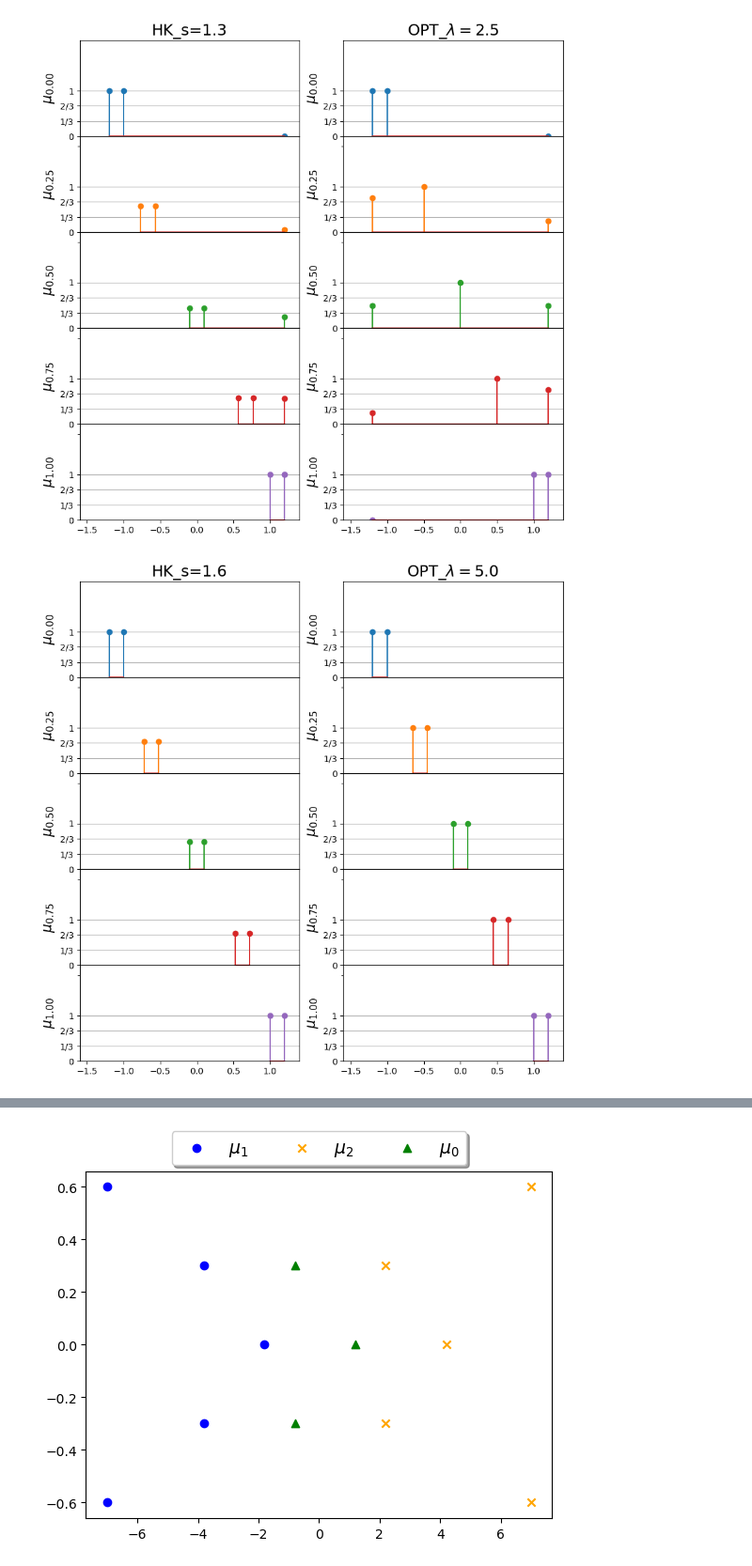
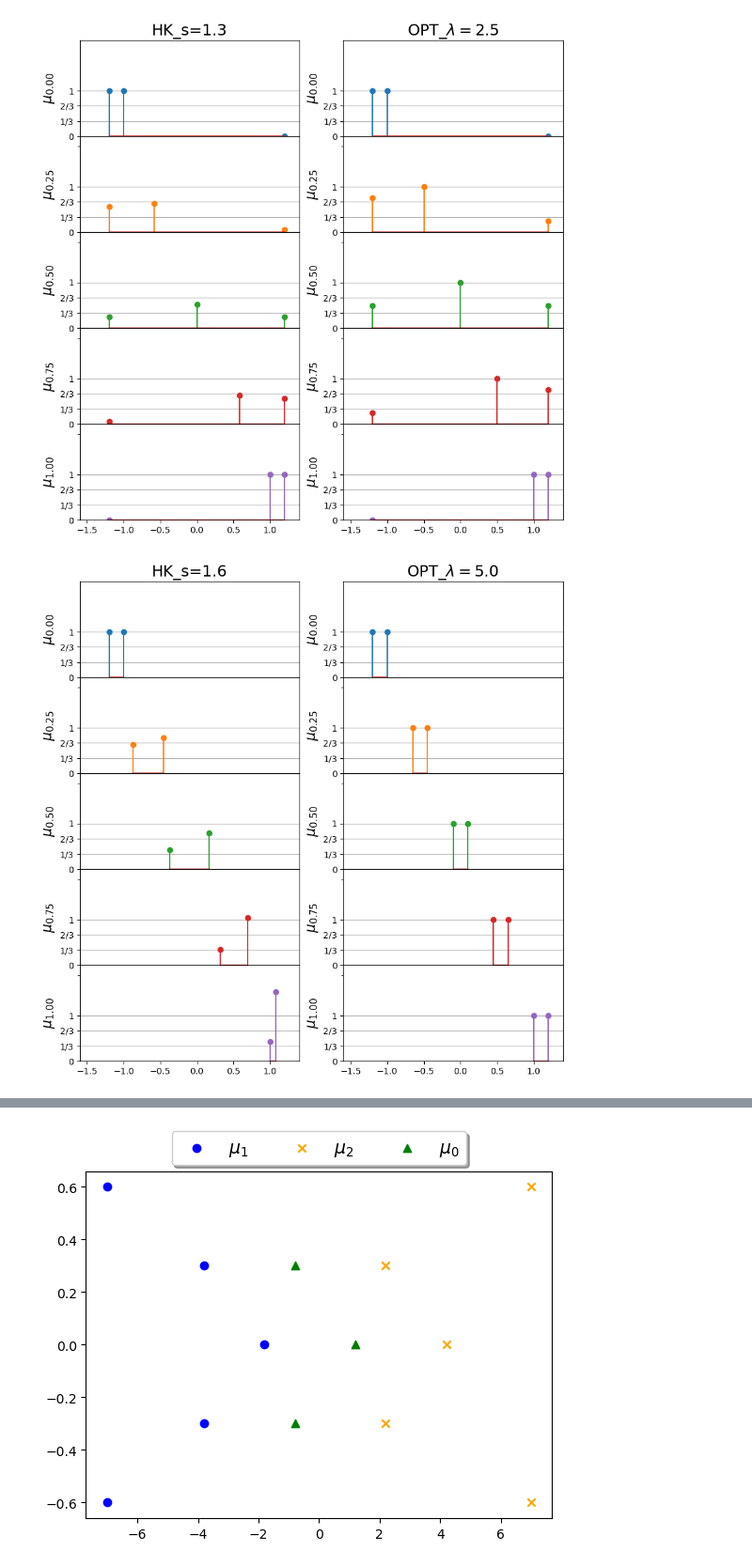
Before and after one commit to yikun-baio/LinearOPT, a Jupyter notebook: HK_interporlation.ipynb, the cells around one changed output, grey strips where cells are left out. Shown: that part at 94% size. Saved outputs shown, nothing was run; the diff lists cells and outputs as text; code cells hidden in the pictures.

```diff
--- a/HK_interporlation.ipynb
+++ b/HK_interporlation.ipynb
@@ -40,10 +40,9 @@ posNu = np.array([[1],[1.2]])
 nu = np.array([1, 1])
 K=5
 for setup_HKScale,Lambda in zip(setup_HKScale_list,Lambda_list):
-    #setup_HKScale=np.sqrt(Lambda*2)*2/np.pi
-    result['HK-'+str(setup_HKScale)]=[]
-    result['OPT-'+str(Lambda)]=[]
 
+
+    # HK start
     tList=np.linspace(0,1,K)
     fig,ax=plt.subplots(K,2,figsize=(10,10))
     # solve HK
@@ -55,18 +54,18 @@ for setup_HKScale,Lambda in zip(setup_HKScale_list,Lambda_list):
     params["solver_epsStart"]=1E3*setup_HKScale/1.3
     params["solver_epsTarget"]=0.1*setup_HKScale/1.3
 
-
     # solve HK transport
     value,pi=Sinkhorn.SolveHK(mu,posmu,nu,posNu,HKScale=params["setup_HKScale"],
             SinkhornError=params["solver_errorGoal"],
             epsTarget=params["solver_epsTarget"], epsInit=params["solver_epsStart"],
             returnSolver=False
             )
-    pi=np.array([[1,0],[0,1]],dtype=np.float64)
-    pi= sparse.csr_matrix(pi)
+
     # from optimal coupling compute tangent vector data
     u0,u1,x1,muPerp,nuPerp=LinHK.extractMongeData(pi,mu,nu,posNu)
     v0,alpha0=LinHK.HKLog(posmu,u0,x1,u1,params["setup_HKScale"])
+
+    # HK end
 
     # Solve OPT
     u0_opt,p0_opt,M_opt,nuPerp=lopt_embedding(posmu,posNu,mu,nu,Lambda)
@@ -83,17 +82,19 @@ for setup_HKScale,Lambda in zip(setup_HKScale_list,Lambda_list):
             # shoot averaged tangent vector back to a measure
             s='C%d-'%i
             if j==0:
+                # HK start
                 expmu,expT=LinHK.HKExp(mu,posmu,t*v0,t*alpha0,HKScale=params["setup_HKScale"])
                 expT=np.concatenate([expT,posNu[nuPerp>0]])
                 expmu=np.concatenate([expmu,nuPerp[nuPerp>0]*t**2])
-                result['HK-'+str(setup_HKScale)].append((expT,expmu))
+                # HK end
+               # result['HK-'+str(setup_HKScale)].append((expT,expmu))
                 if i==0:
                     ax[i,j].set_title('HK_s='+str(setup_HKScale),fontsize=18)
 
             else:
                 expT=np.concatenate([Xt_list[i],X_d,X_c])
                 expmu=np.concatenate([pt,(1-t)*p_d,t*p_c])
-                result['OPT-'+str(Lambda)].append((expT,expmu))
+                #result['OPT-'+str(Lambda)].append((expT,expmu))
                 if i==0:
                     ax[i,j].set_title('OPT_$\lambda=$'+str(Lambda),fontsize=18)
 
@@ -119,5 +116,5 @@ for setup_HKScale,Lambda in zip(setup_HKScale_list,Lambda_list):
-[figure, old version]
+[figure, new version]
-[figure, old version]
+[figure, new version]
 # %%
 X1=np.array([[-1,0]],dtype=np.float64)
 mu1=np.array([1.0])
```
Also changed, not shown: parts of 13 cells of this notebook, 19 other files.
